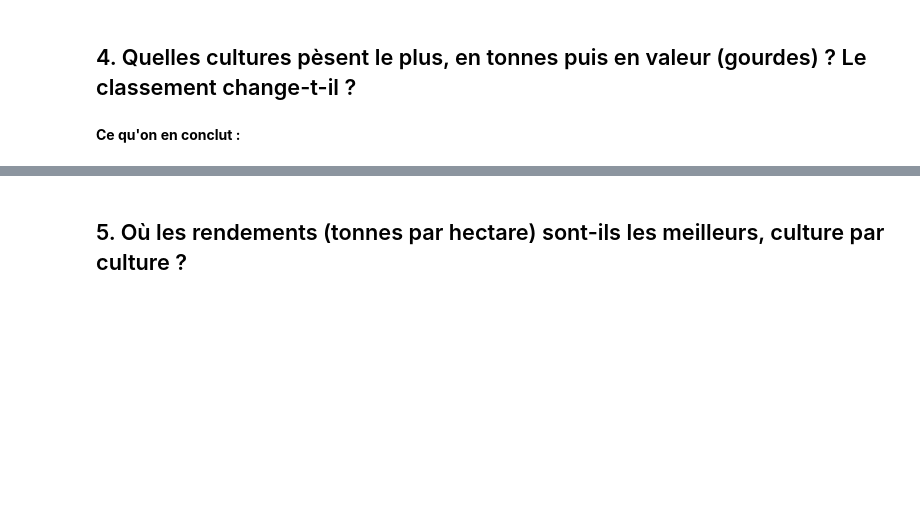
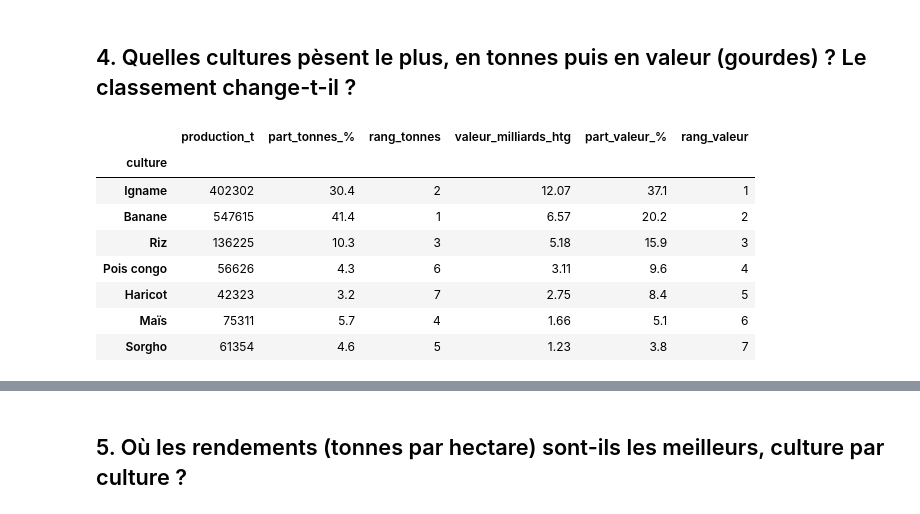
Before and after one commit to josilwilensky8-rgb/projet-data-recoltes, a Jupyter notebook: exploration.ipynb, the cells around one changed output, grey strips where cells are left out. Cells and saved outputs as stored; diff of their text form; code cells hidden in the pictures; blank space fills up the shorter version.

```diff
--- a/exploration.ipynb
+++ b/exploration.ipynb
@@ -270,5 +270,29 @@ print("Enregistré :", complet.shape)
 Enregistré : (376, 16)
 # %% [markdown]
 ## 4. Quelles cultures pèsent le plus, en tonnes puis en valeur (gourdes) ? Le classement change-t-il ?
-# %% [markdown]
-**Ce qu'on en conclut :**
+# %%
+# Une couleur fixe par culture, réutilisée dans tous les graphiques.
+COULEURS = {
+    "Banane": "#E3B505", "Igname": "#8C564B", "Riz": "#4C78A8", "Maïs": "#F58518",
+    "Sorgho": "#B279A2", "Haricot": "#A71E36", "Pois congo": "#54A24B",
+}
+plt.rcParams.update({"figure.dpi": 110, "axes.spines.top": False, "axes.spines.right": False})
+
+poids = complet.groupby("culture")[["production_t", "valeur_htg"]].sum()
+poids["part_tonnes_%"] = (100 * poids["production_t"] / poids["production_t"].sum()).round(1)
+poids["part_valeur_%"] = (100 * poids["valeur_htg"] / poids["valeur_htg"].sum()).round(1)
+poids["rang_tonnes"] = poids["production_t"].rank(ascending=False).astype(int)
+poids["rang_valeur"] = poids["valeur_htg"].rank(ascending=False).astype(int)
+poids["valeur_milliards_htg"] = (poids["valeur_htg"] / 1e9).round(2)
+poids = poids.sort_values("rang_valeur")
+poids[["production_t", "part_tonnes_%", "rang_tonnes", "valeur_milliards_htg", "part_valeur_%", "rang_valeur"]]
+# %% [output]
+|  | production_t | part_tonnes_% | rang_tonnes | valeur_milliards_htg | part_valeur_% | rang_valeur |
+| culture |  |  |  |  |  |  |
+| Igname | 402302 | 30.4 | 2 | 12.07 | 37.1 | 1 |
+| Banane | 547615 | 41.4 | 1 | 6.57 | 20.2 | 2 |
+| Riz | 136225 | 10.3 | 3 | 5.18 | 15.9 | 3 |
+| Pois congo | 56626 | 4.3 | 6 | 3.11 | 9.6 | 4 |
+| Haricot | 42323 | 3.2 | 7 | 2.75 | 8.4 | 5 |
+| Maïs | 75311 | 5.7 | 4 | 1.66 | 5.1 | 6 |
+| Sorgho | 61354 | 4.6 | 5 | 1.23 | 3.8 | 7 |
```
Also changed, not shown: parts of 12 cells of this notebook.
